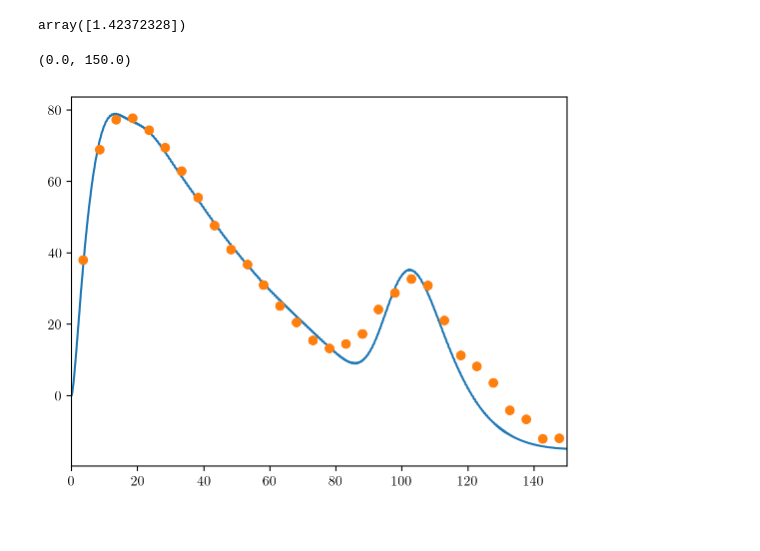
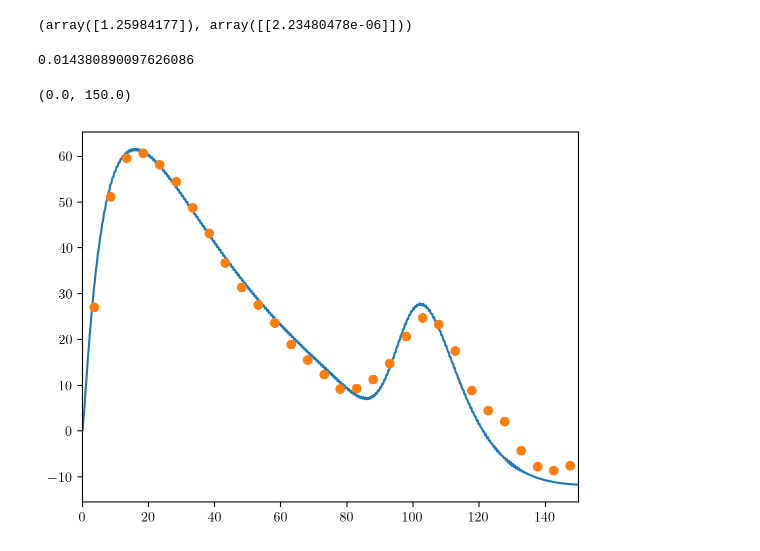
Before and after one commit to alexlague/void_notebooks, a Jupyter notebook: Void-Size-Function.ipynb, the cells around one changed output. Saved outputs shown, nothing was run; the diff lists cells and outputs as text; code cells hidden in the pictures.

```diff
--- a/Void-Size-Function.ipynb
+++ b/Void-Size-Function.ipynb
@@ -180,23 +290,27 @@ sigma8 = 0.8098979449216279
 # %%
 from mcfit import P2xi
 #k, P = numpy.loadtxt('P.txt', unpack=True)
-r, xi = P2xi(k)(P*Tk25)
+r, xi = P2xi(k)(P)#*Tk25)
 # %%
-r_sim, corr_sim = np.loadtxt('gg_corr_m25.dat')
+r_sim, corr_sim = np.loadtxt('../gg_corr_lcdm.dat')
 # %%
 from scipy.optimize import curve_fit
 # %%
-xi_interp = CubicSpline(r, r**2*xi)
+xi_interp = CubicSpline(r, xi)
 xi_mod = lambda x, b: b**2*xi_interp(x)
 
-bfit = curve_fit(xi_mod, r_sim[r_sim>20], (r_sim**2*corr_sim)[r_sim>20])[0]
+bfit = curve_fit(xi_mod, r_sim[r_sim>15], (corr_sim)[r_sim>15])
 bfit
 # %% [output]
-array([1.42372328])
+(array([1.25984177]), array([[2.23480478e-06]]))
+# %%
+0.00020681**.5
+# %% [output]
+0.014380890097626086
 # %%
-plt.plot(r, r**2*xi*bfit**2)
+plt.plot(r, r**2*xi*bfit[0]**2)
 plt.plot(r_sim, r_sim**2*corr_sim, 'o')
 plt.xlim(0, 150)
 # %% [output]
 (0.0, 150.0)
-[figure, old version]
+[figure, new version]
```
Also changed, not shown: parts of 26 cells of this notebook, 7 other files.
